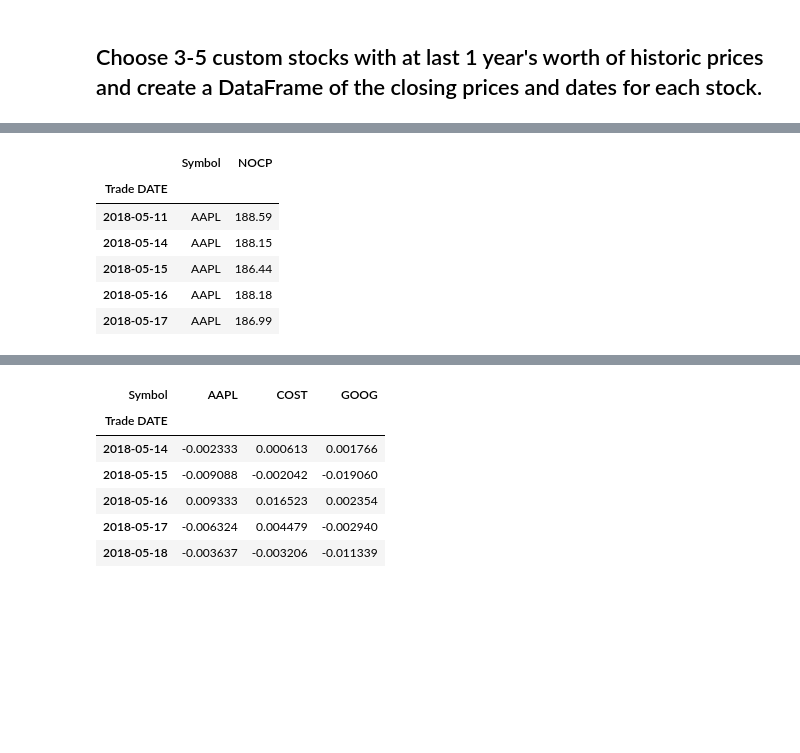
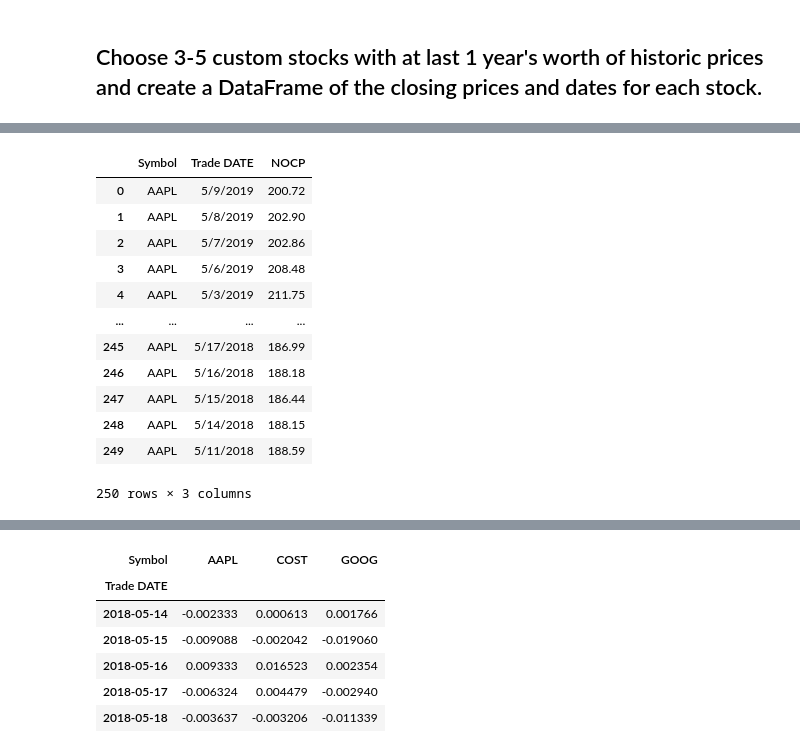
Before and after one commit to AndreasC93/pandas-homework, a Jupyter notebook: whale_analysis.ipynb, the cells around one changed output, grey strips where cells are left out. Drawn from its saved outputs; the diff is of its cells as text; code cells hidden in the pictures; blank space fills up the shorter version.

```diff
--- a/whale_analysis.ipynb
+++ b/whale_analysis.ipynb
@@ -359,14 +367,23 @@ In this section, you will build your own portfolio of stocks, calculate the retu
 # %%
 # Read the second stock
 # YOUR CODE HERE
+aapl_hist_csv = Path("Resources/aapl_historical.csv")
+aapl_hist_csv = pd.read_csv(aapl_hist_csv)
+aapl_hist_csv
 # %% [output]
-|  | Symbol | NOCP |
-| Trade DATE |  |  |
-| 2018-05-11 | AAPL | 188.59 |
-| 2018-05-14 | AAPL | 188.15 |
-| 2018-05-15 | AAPL | 186.44 |
-| 2018-05-16 | AAPL | 188.18 |
-| 2018-05-17 | AAPL | 186.99 |
+|  | Symbol | Trade DATE | NOCP |
+| 0 | AAPL | 5/9/2019 | 200.72 |
+| 1 | AAPL | 5/8/2019 | 202.90 |
+| 2 | AAPL | 5/7/2019 | 202.86 |
+| 3 | AAPL | 5/6/2019 | 208.48 |
+| 4 | AAPL | 5/3/2019 | 211.75 |
+| ... | ... | ... | ... |
+| 245 | AAPL | 5/17/2018 | 186.99 |
+| 246 | AAPL | 5/16/2018 | 188.18 |
+| 247 | AAPL | 5/15/2018 | 186.44 |
+| 248 | AAPL | 5/14/2018 | 188.15 |
+| 249 | AAPL | 5/11/2018 | 188.59 |
+250 rows × 3 columns
 # %%
 # Read the third stock
 # YOUR CODE HERE
```
Also changed, not shown: parts of 8 cells of this notebook.
